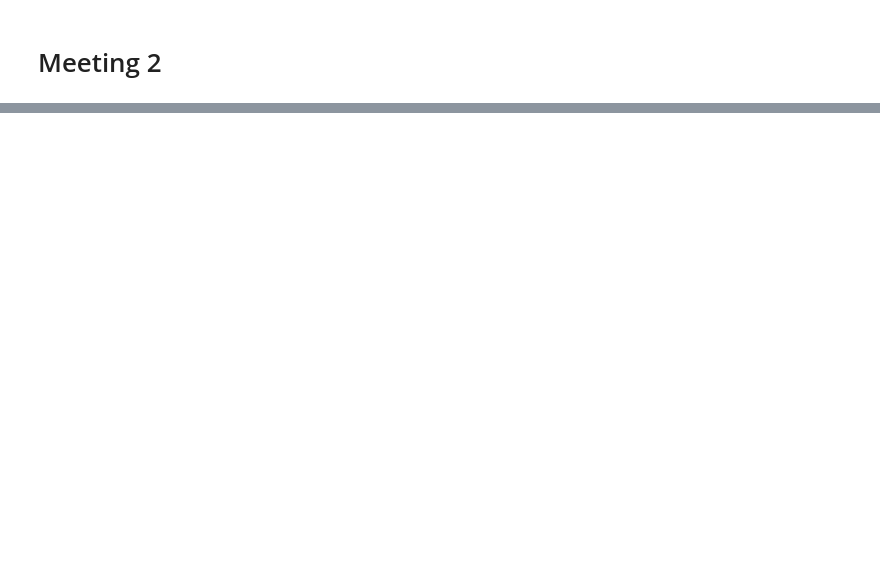
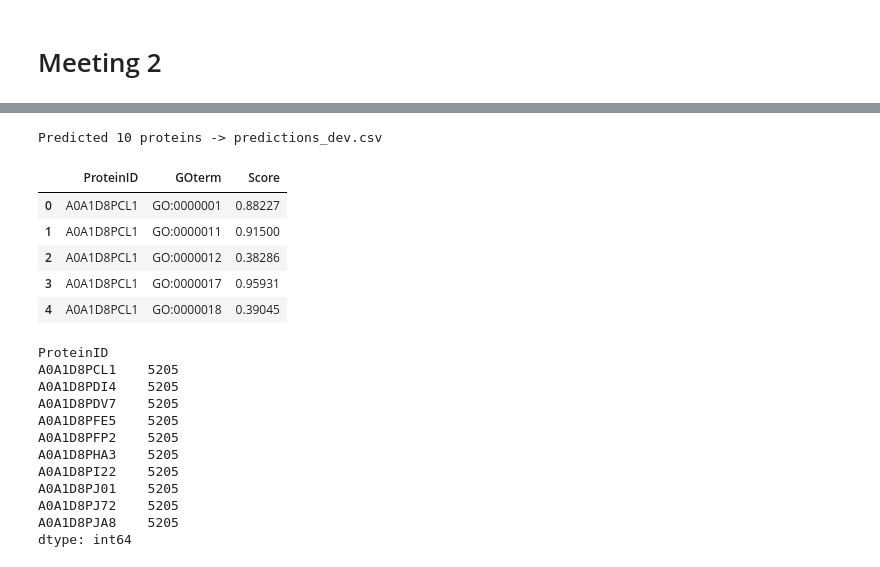
Before and after one commit to LukaszKluza/MLinBio, a Jupyter notebook: notebook.ipynb, the cells around one changed output, grey strips where cells are left out. Drawn from its saved outputs; the diff is of its cells as text; code cells hidden in the pictures; blank space fills up the shorter version.

```diff
--- a/notebook.ipynb
+++ b/notebook.ipynb
@@ -380,9 +396,23 @@ test: 1916 GO terms, 260 not present in train
 # Meeting 2
 # %%
 import csv
-import random
+from itertools import batched
+
+import numpy as np
+import pandas as pd
 import skbio
-import pandas as pd
 import torch
 import torch.nn as nn
+
+torch.manual_seed(RANDOM_SEED)
+
+AA_VOCAB = "ACDEFGHIKLMNPQRSTVWY"
+UNK_IDX = len(AA_VOCAB)
+PAD_IDX = len(AA_VOCAB) + 1
+N_TOKENS = len(AA_VOCAB) + 2
+MAX_LEN = 1024
+BATCH_SIZE = 32
+
+ONTOLOGIES = {"BP": "P", "MF": "F", "CC": "C"}
+VOCAB_PATH = "datasets/go_vocab_{}.txt"
 # %%
@@ -514,0 +517,43 @@ print(f"Łączna liczba wierszy w pliku: {len(df_preview)}")
+# %%
+INPUT_FASTA = FASTA_PATH
+OUTPUT_CSV = "predictions_dev.csv"
+MAX_PROTEINS = 10
+
+go_vocabs = load_vocabularies()
+models = {name: DummyOntologyModel(N_TOKENS, len(terms)) for name, terms in go_vocabs.items()}
+predictor = GOPredictor(models, go_vocabs)
+predictor.predict_fasta(INPUT_FASTA, OUTPUT_CSV, max_proteins=MAX_PROTEINS)
+# %% [output]
+Predicted 10 proteins -> predictions_dev.csv
+# %%
+x, mask = encode_batch(["MKV", "ACDXUB", "A" * 2000])
+assert x.shape == (3, N_TOKENS, MAX_LEN) and mask.shape == (3, MAX_LEN)
+assert torch.all(x.sum(dim=1) == 1)
+assert mask.sum(dim=1).tolist() == [3, 6, MAX_LEN]
+assert x[1, UNK_IDX, 4] == 1
+
+pred = pd.read_csv(OUTPUT_CSV)
+expected_rows = MAX_PROTEINS * sum(len(t) for t in go_vocabs.values())
+assert len(pred) == expected_rows, (len(pred), expected_rows)
+assert pred["Score"].between(0, 1).all()
+display(pred.head())
+print(pred.groupby("ProteinID").size())
+# %% [output]
+|  | ProteinID | GOterm | Score |
+| 0 | A0A1D8PCL1 | GO:0000001 | 0.88227 |
+| 1 | A0A1D8PCL1 | GO:0000011 | 0.91500 |
+| 2 | A0A1D8PCL1 | GO:0000012 | 0.38286 |
+| 3 | A0A1D8PCL1 | GO:0000017 | 0.95931 |
+| 4 | A0A1D8PCL1 | GO:0000018 | 0.39045 |
+ProteinID
+A0A1D8PCL1    5205
+A0A1D8PDI4    5205
+A0A1D8PDV7    5205
+A0A1D8PFE5    5205
+A0A1D8PFP2    5205
+A0A1D8PHA3    5205
+A0A1D8PI22    5205
+A0A1D8PJ01    5205
+A0A1D8PJ72    5205
+A0A1D8PJA8    5205
+dtype: int64
```
Also changed, not shown: parts of 12 cells of this notebook, 6 other files.
